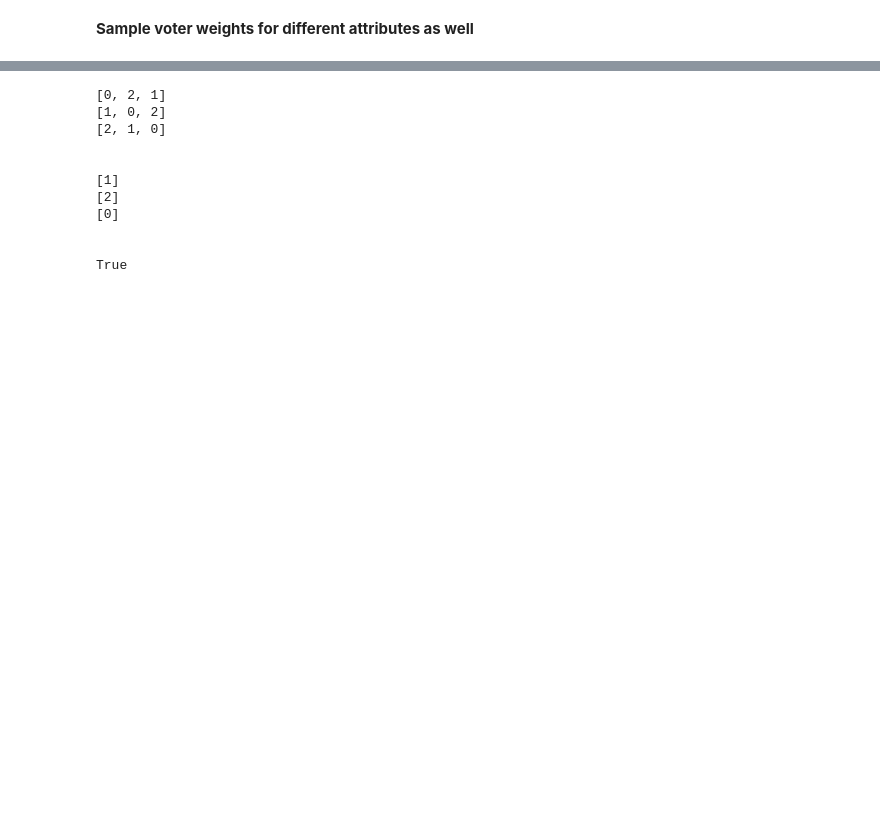
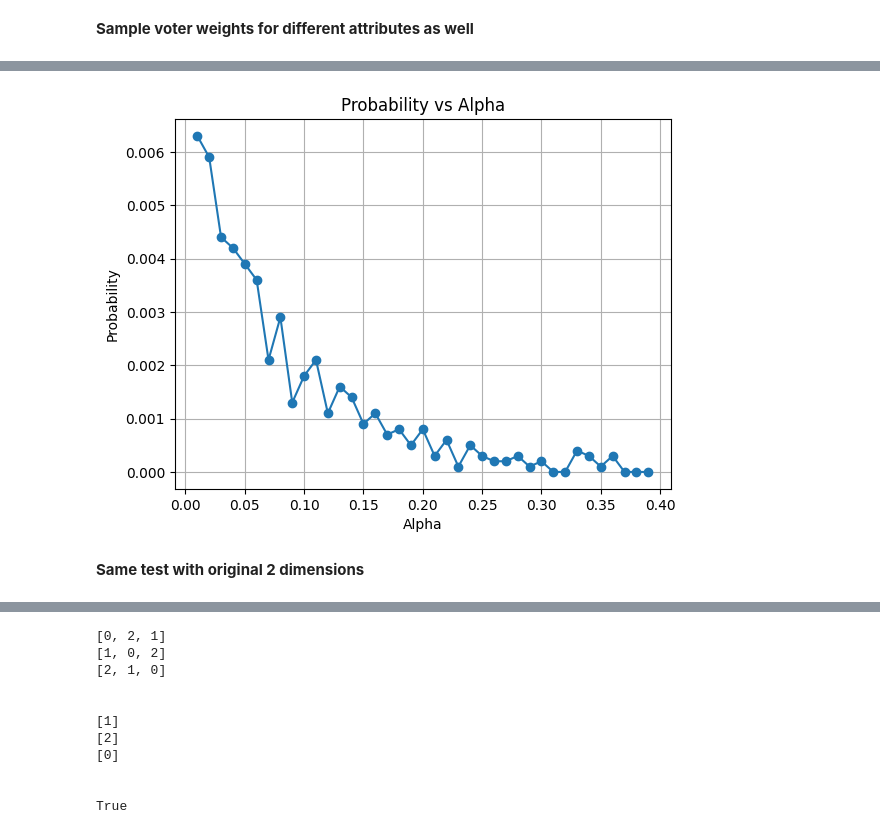
Before and after one commit to DuncanHallum/Social_Choice_Theory_Modelling_v2, a Jupyter notebook: analysis/condorcet_cycle_analysis.ipynb, the cells around one changed output, grey strips where cells are left out. Cells and saved outputs as stored; diff of their text form; code cells hidden in the pictures; blank space fills up the shorter version.

```diff
--- a/analysis/condorcet_cycle_analysis.ipynb
+++ b/analysis/condorcet_cycle_analysis.ipynb
@@ -197,9 +148,0 @@ def detect_condorcet_cycle(profile):
-# %%
-n_cycles = 0
-for i in range(N_SIMS):
-    _, _, sample_ballots = get_samples(gmm, party_positions, N_VOTERS)
-    if detect_condorcet_cycle(sample_ballots):
-        n_cycles += 1
-        print("Cycle found")
-print("Number of cycles =", n_cycles)
-print("Probalility of a Condorcet Cycle ≈", n_cycles/N_SIMS)
@@ -210,7 +150,7 @@ Probalility of a Condorcet Cycle ≈ 0.0
 **Sample with more Dimensions**
 # %%
 # Only update ATTRIBUTES
-ATTRIBUTES = ["lrecon", "eu_position", "immigrate_policy"]
+ATTRIBUTES = ["lrecon", "environment", "immigrate_policy"]
 
 df = get_data(BASE_PATH, PARTY_IDS)
 party_positions = get_positions(df, ATTRIBUTES)
@@ -273,8 +206,7 @@ def utilities_to_ballots(utilities: np.ndarray):
         ballots.append(ranking.tolist())
     return ballots
 # %%
-ATTRIBUTES = ["lrecon", "eu_position", "immigrate_policy"]
-ALPHA = 0.4 # Alpha of the Dirichlet ditribution to sample voter weights, variance scales roughly with 1/APLHA
+ALPHA = 0.1 # Alpha of the Dirichlet ditribution to sample voter weights, variance scales roughly with 1/APLHA
 n_dims = len(ATTRIBUTES)
 df = get_data(BASE_PATH, PARTY_IDS)
 party_positions = get_positions(df, ATTRIBUTES)
@@ -284,27 +216,27 @@ n_cycles = 0
 
 for sim in range(N_SIMS):
 
-    # 1. Sample voters (your existing code)
+    # Sample voters (your existing code)
     voter_positions, _, _ = get_samples(gmm, party_positions, N_VOTERS)
 
-    # 2. Sample high-variance salience weights
+    # Sample high-variance salience weights
     voter_weights = sample_voter_weights(
         n_voters=N_VOTERS,
         n_dims=n_dims,
-        alpha=ALPHA   # <-- TUNE THIS
+        alpha=ALPHA
     )
 
-    # 3. Compute weighted utilities
+    # Compute weighted utilities
     utilities = compute_weighted_utilities(
         voter_positions,
         party_positions,
         voter_weights
     )
 
-    # 4. Convert to ballots
+    # Convert to ballots
     sample_ballots = utilities_to_ballots(utilities)
 
-    # 5. Your existing pipeline
+    # Check for cycles
     maj_mat = getPairMajMat(sample_ballots, len(PARTIES))
     adj_list = getTournAdjList(maj_mat, len(PARTIES))
 
@@ -321,0 +315,3 @@ Probability ≈ 0.002
+# %%
+alpha_range = np.arange(0.01, 0.401, 0.01)
+alpha_vs_cycle_prob = test_alpha_vs_cycles(alpha_range, party_positions, len(ATTRIBUTES),  N_SIMS, N_VOTERS, len(PARTIES))
@@ -321,0 +336,15 @@ Probability ≈ 0.002
+# %%
+plt.figure()
+
+plt.plot(alpha_vs_cycle_prob["Alpha"], alpha_vs_cycle_prob["Cycle Probability"], marker="o")
+
+plt.xlabel("Alpha")
+plt.ylabel("Probability")
+plt.title("Probability vs Alpha")
+
+plt.grid(True)
+plt.show()
+# %% [output]
+[figure, added]
+# %% [markdown]
+**Same test with original 2 dimensions**
```
Also changed, not shown: parts of 17 cells of this notebook.
